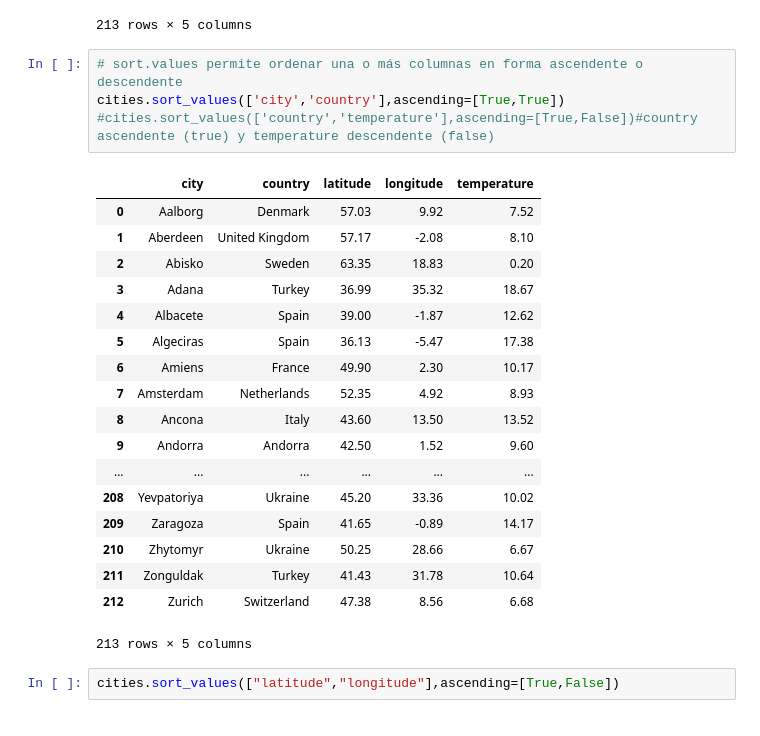
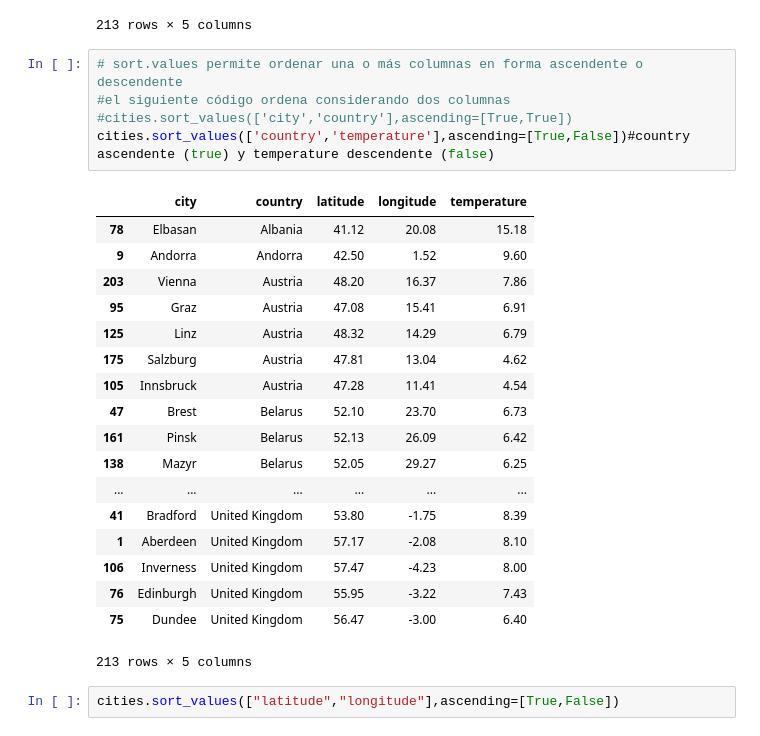
Before and after one commit to Ricardomanuel1/UTEC_MACHINE-LEARNING, a Jupyter notebook: Modulo1_Python_Data_Science/PythonPandas.ipynb, the cells around one changed output. Drawn from its saved outputs; the diff is of its cells as text.

```diff
--- a/Modulo1_Python_Data_Science/PythonPandas.ipynb
+++ b/Modulo1_Python_Data_Science/PythonPandas.ipynb
@@ -126,26 +121,27 @@ cities.sort_values(["latitude"],ascending=True)
 213 rows × 5 columns
 # %%
 # sort.values permite ordenar una o más columnas en forma ascendente o descendente
-cities.sort_values(['city','country'],ascending=[True,True])
-#cities.sort_values(['country','temperature'],ascending=[True,False])#country ascendente (true) y temperature descendente (false)
+#el siguiente código ordena considerando dos columnas
+#cities.sort_values(['city','country'],ascending=[True,True])
+cities.sort_values(['country','temperature'],ascending=[True,False])#country ascendente (true) y temperature descendente (false)
 # %% [output]
 |  | city | country | latitude | longitude | temperature |
-| 0 | Aalborg | Denmark | 57.03 | 9.92 | 7.52 |
+| 78 | Elbasan | Albania | 41.12 | 20.08 | 15.18 |
+| 9 | Andorra | Andorra | 42.50 | 1.52 | 9.60 |
+| 203 | Vienna | Austria | 48.20 | 16.37 | 7.86 |
+| 95 | Graz | Austria | 47.08 | 15.41 | 6.91 |
+| 125 | Linz | Austria | 48.32 | 14.29 | 6.79 |
+| 175 | Salzburg | Austria | 47.81 | 13.04 | 4.62 |
+| 105 | Innsbruck | Austria | 47.28 | 11.41 | 4.54 |
+| 47 | Brest | Belarus | 52.10 | 23.70 | 6.73 |
+| 161 | Pinsk | Belarus | 52.13 | 26.09 | 6.42 |
+| 138 | Mazyr | Belarus | 52.05 | 29.27 | 6.25 |
+| ... | ... | ... | ... | ... | ... |
+| 41 | Bradford | United Kingdom | 53.80 | -1.75 | 8.39 |
 | 1 | Aberdeen | United Kingdom | 57.17 | -2.08 | 8.10 |
-| 2 | Abisko | Sweden | 63.35 | 18.83 | 0.20 |
-| 3 | Adana | Turkey | 36.99 | 35.32 | 18.67 |
-| 4 | Albacete | Spain | 39.00 | -1.87 | 12.62 |
-| 5 | Algeciras | Spain | 36.13 | -5.47 | 17.38 |
-| 6 | Amiens | France | 49.90 | 2.30 | 10.17 |
-| 7 | Amsterdam | Netherlands | 52.35 | 4.92 | 8.93 |
-| 8 | Ancona | Italy | 43.60 | 13.50 | 13.52 |
-| 9 | Andorra | Andorra | 42.50 | 1.52 | 9.60 |
-| ... | ... | ... | ... | ... | ... |
-| 208 | Yevpatoriya | Ukraine | 45.20 | 33.36 | 10.02 |
-| 209 | Zaragoza | Spain | 41.65 | -0.89 | 14.17 |
-| 210 | Zhytomyr | Ukraine | 50.25 | 28.66 | 6.67 |
-| 211 | Zonguldak | Turkey | 41.43 | 31.78 | 10.64 |
-| 212 | Zurich | Switzerland | 47.38 | 8.56 | 6.68 |
+| 106 | Inverness | United Kingdom | 57.47 | -4.23 | 8.00 |
+| 76 | Edinburgh | United Kingdom | 55.95 | -3.22 | 7.43 |
+| 75 | Dundee | United Kingdom | 56.47 | -3.00 | 6.40 |
 213 rows × 5 columns
 # %%
 cities.sort_values(["latitude","longitude"],ascending=[True,False])
```
Also changed, not shown: parts of 60 cells of this notebook.
